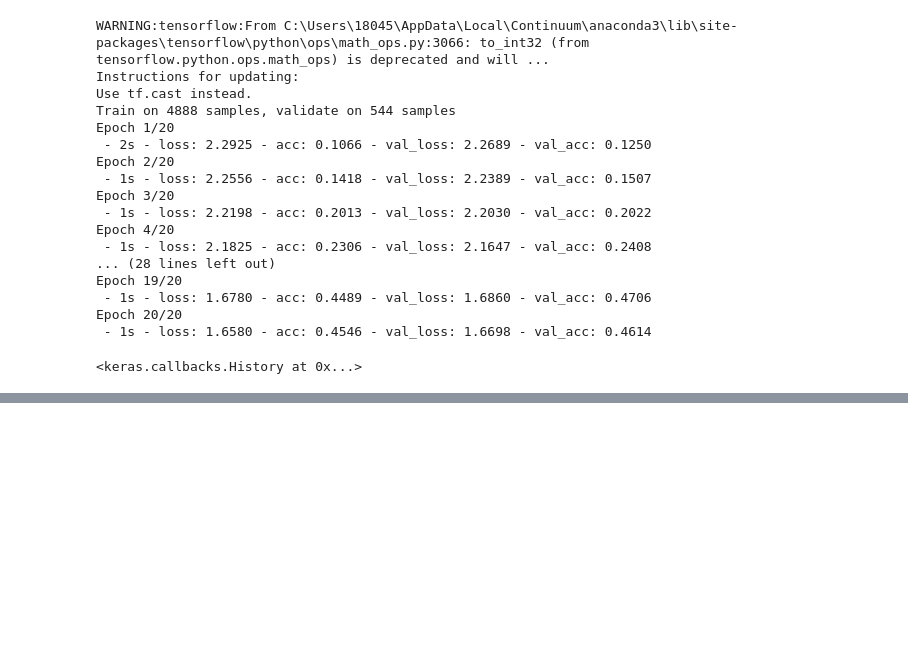
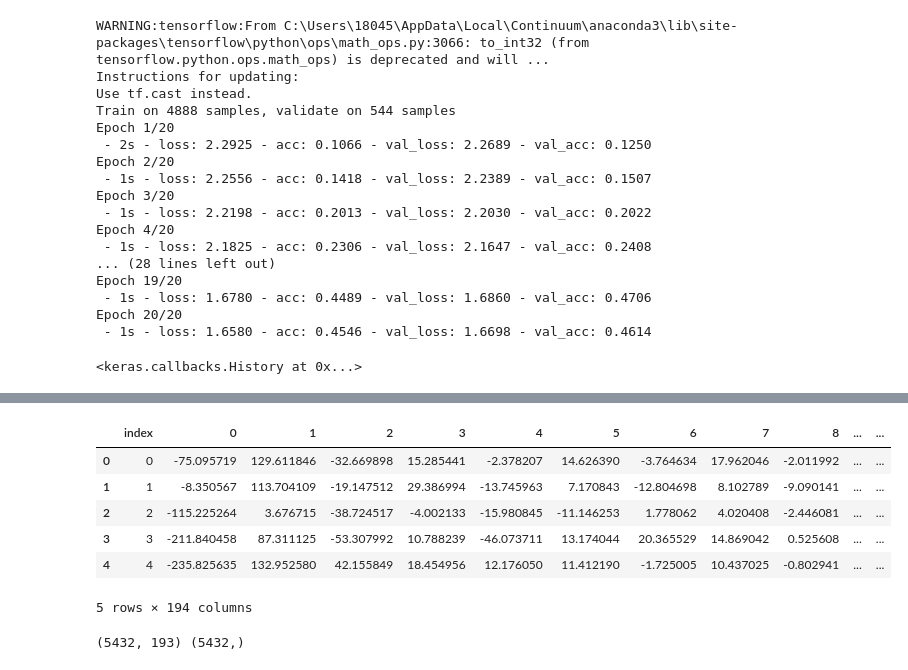
Before and after one commit to Adoz112/Machine-Learning, a Jupyter notebook: Machine Learning Project.ipynb, the cells around one changed output, grey strips where cells are left out. Saved outputs shown, nothing was run; the diff lists cells and outputs as text; code cells hidden in the pictures; blank space fills up the shorter version.

```diff
--- a/Machine Learning Project.ipynb
+++ b/Machine Learning Project.ipynb
@@ -255,0 +353,19 @@ Epoch 20/20
+# %%
+# make sqlite connection and file path
+from sqlalchemy import create_engine
+disk_engine = create_engine('sqlite:///my_lite_store.db')
+df_1.to_sql('wave_data', disk_engine, if_exists='append')
+
+#df = pd.read_sql_query('SELECT * FROM wave_data,disk_engine)
+#df.head()
+# %%
+db_df = pd.read_sql_query('SELECT * FROM wave_data',disk_engine)
+db_df.head()
+# %% [output]
+|  | index | 0 | 1 | 2 | 3 | 4 | 5 | 6 | 7 | 8 | ... | ... |
+| 0 | 0 | -75.095719 | 129.611846 | -32.669898 | 15.285441 | -2.378207 | 14.626390 | -3.764634 | 17.962046 | -2.011992 | ... | ... |
+| 1 | 1 | -8.350567 | 113.704109 | -19.147512 | 29.386994 | -13.745963 | 7.170843 | -12.804698 | 8.102789 | -9.090141 | ... | ... |
+| 2 | 2 | -115.225264 | 3.676715 | -38.724517 | -4.002133 | -15.980845 | -11.146253 | 1.778062 | 4.020408 | -2.446081 | ... | ... |
+| 3 | 3 | -211.840458 | 87.311125 | -53.307992 | 10.788239 | -46.073711 | 13.174044 | 20.365529 | 14.869042 | 0.525608 | ... | ... |
+| 4 | 4 | -235.825635 | 132.952580 | 42.155849 | 18.454956 | 12.176050 | 11.412190 | -1.725005 | 10.437025 | -0.802941 | ... | ... |
+5 rows × 194 columns
@@ -255,0 +376,7 @@ Epoch 20/20
+# %%
+# Assign X (data) and y (target)
+X_train = df_1
+y_train = labels
+print(X_train.shape, y_train.shape)
+# %% [output]
+(5432, 193) (5432,)
```
Also changed, not shown: parts of 11 cells of this notebook.
